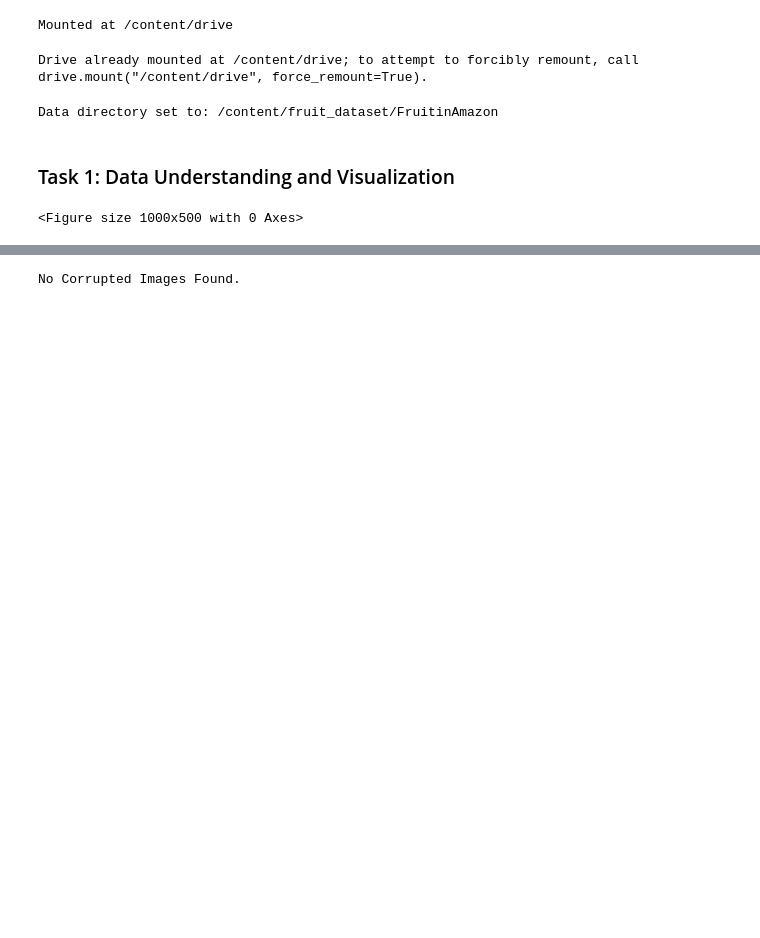
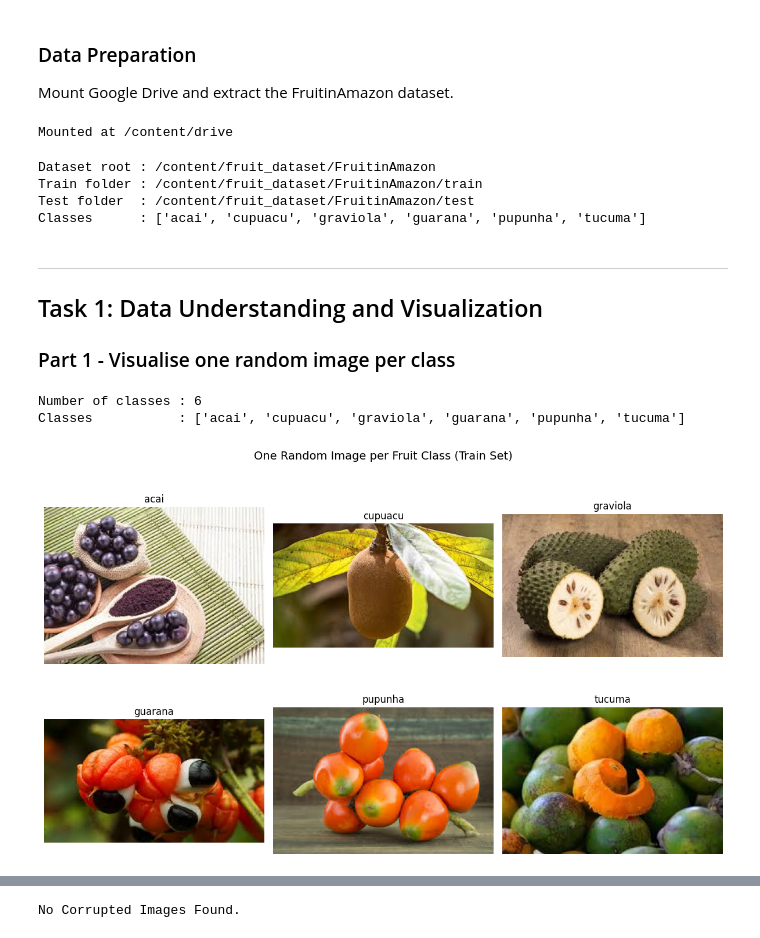
Before and after one commit to jaxslayer/4CS012-AI-ML, a Jupyter notebook: Week5/Worksheet5.ipynb, the cells around one changed output, grey strips where cells are left out. Drawn from its saved outputs; the diff is of its cells as text; code cells hidden in the pictures; blank space fills up the shorter version.

```diff
--- a/Week5/Worksheet5.ipynb
+++ b/Week5/Worksheet5.ipynb
@@ -19,3 +20,6 @@ import zipfile
+# %% [markdown]
+### Data Preparation
+Mount Google Drive and extract the FruitinAmazon dataset.
 # %%
 drive.mount('/content/drive')
 
@@ -23,51 +27,67 @@ zip_path = '/content/drive/MyDrive/FruitinAmazon.zip'
 extracted_base_path = '/content/fruit_dataset'
 # %% [output]
 Mounted at /content/drive
-# %%
-from google.colab import drive
-drive.mount('/content/drive')
-# %% [output]
-Drive already mounted at /content/drive; to attempt to forcibly remount, call drive.mount("/content/drive", force_remount=True).
 # %%
-
 os.makedirs(extracted_base_path, exist_ok=True)
 
 with zipfile.ZipFile(zip_path, 'r') as zip_ref:
     zip_ref.extractall(extracted_base_path)
 
-content_dirs = [d for d in os.listdir(extracted_base_path) if os.path.isdir(os.path.join(extracted_base_path, d))]
-if len(content_dirs) == 1:
-    data_dir = os.path.join(extracted_base_path, content_dirs[0])
-elif len(content_dirs) > 1:
-    data_dir = extracted_base_path
-else:
-    data_dir = extracted_base_path
+content_dirs = [
+    d for d in os.listdir(extracted_base_path)
+    if os.path.isdir(os.path.join(extracted_base_path, d))
+]
+data_dir  = os.path.join(extracted_base_path, content_dirs[0]) if len(content_dirs) == 1 else extracted_base_path
+train_dir = os.path.join(data_dir, 'train')
+test_dir  = os.path.join(data_dir, 'test')
 
-print(f"Data directory set to: {data_dir}")
+print(f"Dataset root : {data_dir}")
+print(f"Train folder : {train_dir}")
+print(f"Test folder  : {test_dir}")
+print(f"Classes      : {sorted(os.listdir(train_dir))}")
 # %% [output]
-Data directory set to: /content/fruit_dataset/FruitinAmazon
+Dataset root : /content/fruit_dataset/FruitinAmazon
+Train folder : /content/fruit_dataset/FruitinAmazon/train
+Test folder  : /content/fruit_dataset/FruitinAmazon/test
+Classes      : ['acai', 'cupuacu', 'graviola', 'guarana', 'pupunha', 'tucuma']
 # %% [markdown]
-### Task 1: Data Understanding and Visualization
+---
+## Task 1: Data Understanding and Visualization
+
+### Part 1 - Visualise one random image per class
 # %%
-class_names = sorted([name for name in os.listdir(data_dir) if os.path.isdir(os.path.join(data_dir, name))])
+class_names = sorted([
+    name for name in os.listdir(train_dir)
+    if os.path.isdir(os.path.join(train_dir, name))
+])
+num_classes = len(class_names)
+print(f"Number of classes : {num_classes}")
+print(f"Classes           : {class_names}")
 
-plt.figure(figsize=(10, 5))
-num_classes = len(class_names)
+cols = (num_classes + 1) // 2
+rows = 2
+
+plt.figure(figsize=(cols * 4, rows * 4))
 
 for i, class_name in enumerate(class_names):
-    class_path = os.path.join(data_dir, class_name)
-    files = [f for f in os.listdir(class_path) if os.path.isfile(os.path.join(class_path, f))]
+    class_path = os.path.join(train_dir, class_name)
+    files = [
+        f for f in os.listdir(class_path)
+        if os.path.isfile(os.path.join(class_path, f))
+        and f.lower().endswith(('.png', '.jpg', '.jpeg', '.bmp', '.gif'))
+    ]
     if not files:
         continue
-    random_image_name = random.choice(files)
-    random_image_path = os.path.join(class_path, random_image_name)
-    img = Image.open(random_image_path)
-
-    plt.subplot(2, (num_classes + 1) // 2, i + 1)
+    img = Image.open(os.path.join(class_path, random.choice(files)))
+    plt.subplot(rows, cols, i + 1)
     plt.imshow(img)
     plt.title(class_name)
     plt.axis('off')
+
+plt.suptitle('One Random Image per Fruit Class (Train Set)', fontsize=14)
 plt.tight_layout()
 plt.show()
 # %% [output]
-<Figure size 1000x500 with 0 Axes>
+Number of classes : 6
+Classes           : ['acai', 'cupuacu', 'graviola', 'guarana', 'pupunha', 'tucuma']
+[figure, added]
```
Also changed, not shown: parts of 30 cells of this notebook.
